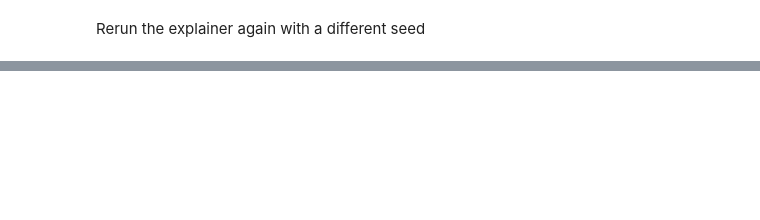
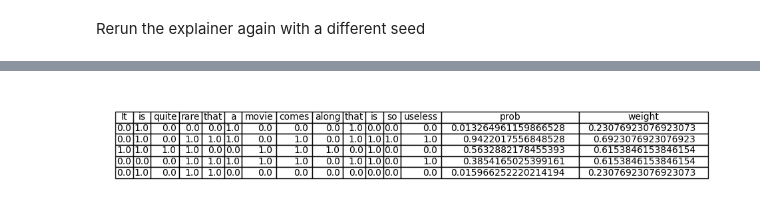
Before and after one commit to JuHaoran66/LIME, a Jupyter notebook: LIME for text.ipynb, the cells around one changed output, grey strips where cells are left out. Cells and saved outputs as stored; diff of their text form; code cells hidden in the pictures; blank space fills up the shorter version.

```diff
--- a/LIME for text.ipynb
+++ b/LIME for text.ipynb
@@ -124,3 +98,45 @@ exp2.save_to_file('results/text_explanation2.html')
 exp2.show_in_notebook(text=sample_text)
 # %% [output]
 [interactive output not drawn]
+# %%
+sample_text = 'It is quite rare that a movie comes along that is so useless'
+print("Original Text:", sample_text)
+
+vectorizer = TfidfVectorizer()
+model = RandomForestClassifier()
+
+words = sample_text.split()
+
+np.random.seed(42)
+num_samples = 5
+word_matrix = np.random.choice([0, 1], size=(num_samples, len(words)))
+perturbed_sentences = []
+probabilities = []
+
+for row in word_matrix:
+    perturbed_text = " ".join([word for word, keep in zip(words, row) if keep == 1])
+    perturbed_sentences.append(perturbed_text)
+    probabilities.append(np.random.uniform(0, 1))
+
+weights = []
+for row in word_matrix:
+    proximity = 1 - (np.sum(row == 0) / len(words))
+    weights.append(proximity)
+
+columns = words + ["prob", "weight"]
+data = np.hstack([word_matrix, np.array(probabilities).reshape(-1, 1), np.array(weights).reshape(-1, 1)])
+df = pd.DataFrame(data, columns=columns)
+# %%
+
+fig, ax = plt.subplots(figsize=(12, 2))
+ax.axis('tight')
+ax.axis('off')
+table = ax.table(cellText=df.values, colLabels=df.columns, loc='center')
+table.auto_set_font_size(False)
+table.set_fontsize(10)
+table.auto_set_column_width(col=list(range(len(df.columns))))
+path = "results/simulated_text_perturbation.png.png"
+fig.savefig(path, dpi=300, bbox_inches='tight')
+plt.show()
+# %% [output]
+[figure, added]
```
Also changed, not shown: parts of 6 cells of this notebook, 17 other files.
